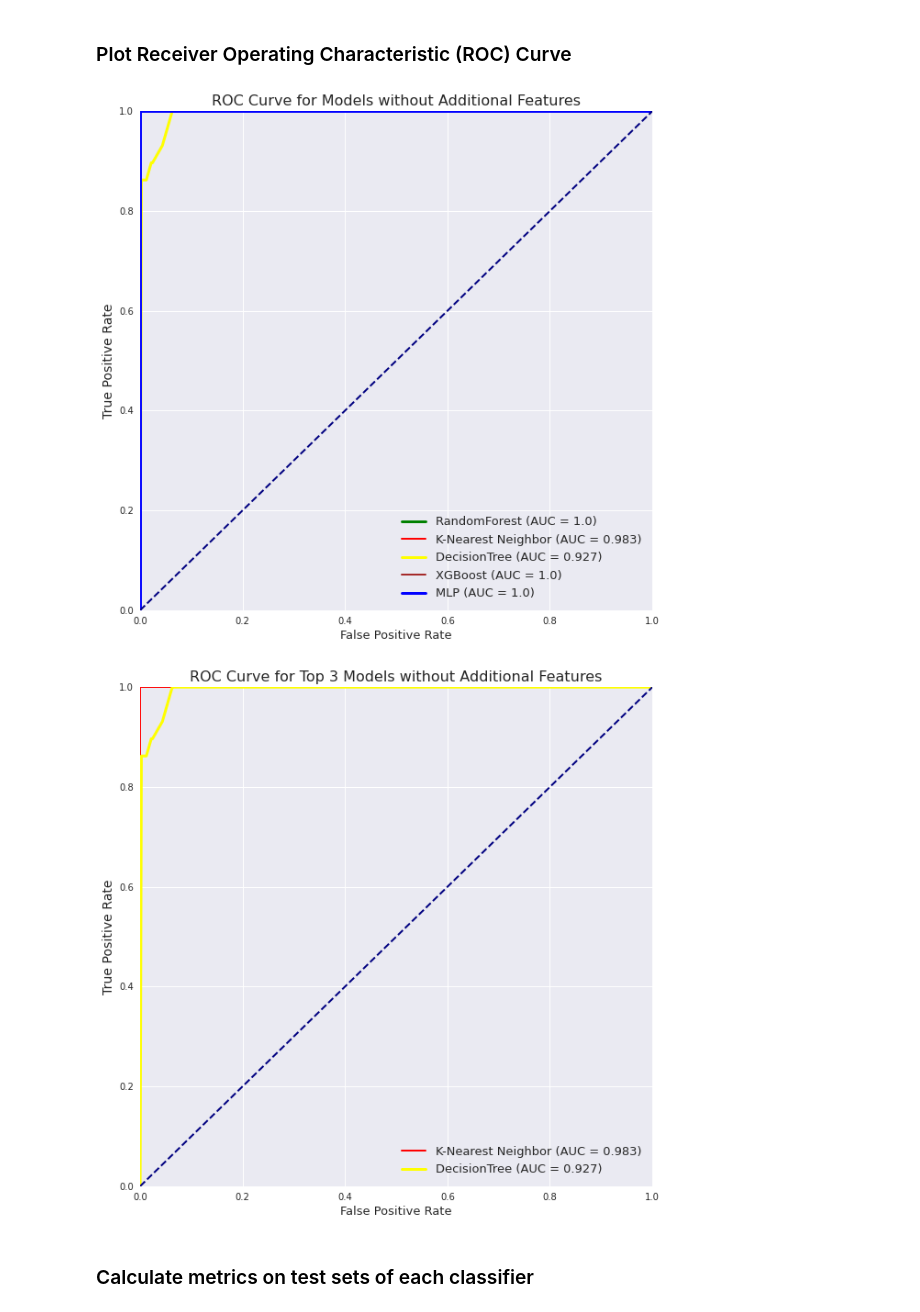
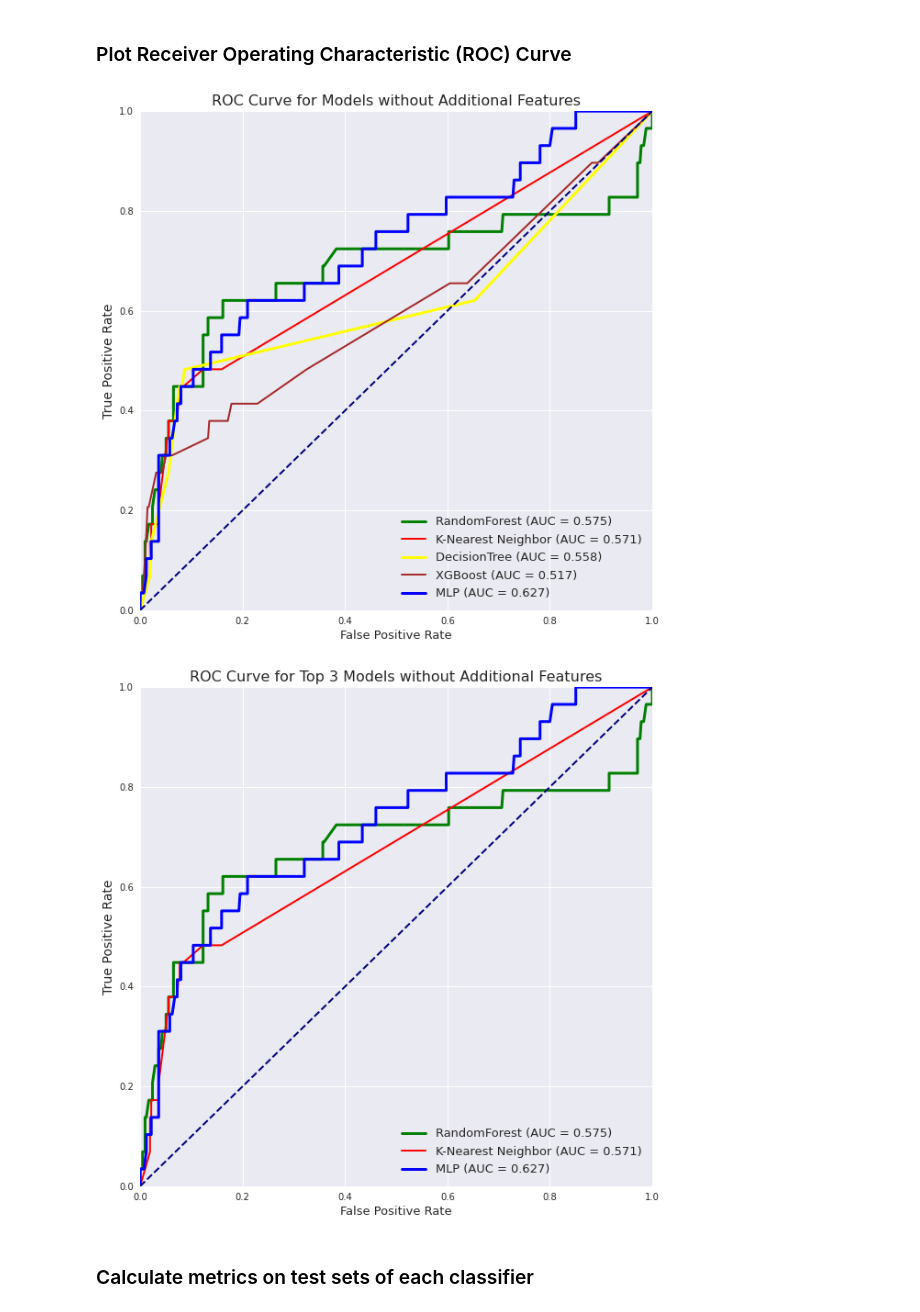
Before and after one commit to linhmai19/capstone_project, a Jupyter notebook: eda_clf_modeling.ipynb, the cells around one changed output. Cells and saved outputs as stored; diff of their text form; code cells hidden in the pictures.

Commit message:
deleted wk on list column from the ori df, redid models for ori df

```diff
--- a/eda_clf_modeling.ipynb
+++ b/eda_clf_modeling.ipynb
@@ -651,7 +651,7 @@ df2.head()
 # Drop unnecessary columns for modeling
 # %%
 df1 = df1.drop(columns=['isbn','date','title'], axis=1).copy()
-df2 = df2.drop(columns=['isbn','date','title'], axis=1).copy()
+df2 = df2.drop(columns=['isbn','date','title', 'weeks_on_list'], axis=1).copy()
 # %% [markdown]
 # Deal with Duplicated Columns in the Datasets
 # %%
@@ -1387,31 +1387,36 @@ plt.title('ROC Curve for Models without Additional Features', fontsize=16)
 plt.legend(loc='lower right', fontsize=13)
 plt.show()
 # %% [output]
-[figure, old version]
+[figure, new version]
 # %%
-# Plot ROC curve again with KNN and Decision Tree
+# Plot ROC curve again with top 3 models
 plt.figure(figsize=(10,10))
+
+y_pred_2 = gs_rfc_2.predict_proba(X_test_2)[:,1]
+fpr, tpr, thresholds = roc_curve(y_test_2, y_pred_2)
+plt.plot(fpr, tpr, color='green',
+         lw=3, label='RandomForest (AUC = {})'.format(round(roc_auc_score(y_test_2, ori_predictions), 3)))
 
 y_pred_2 = gs_knn_2.predict_proba(X_test_2)[:,1]
 fpr, tpr, thresholds = roc_curve(y_test_2, y_pred_2)
 plt.plot(fpr, tpr, color='red',
          lw=2, label='K-Nearest Neighbor (AUC = {})'.format(round(roc_auc_score(y_test_2, ori_predictions2), 3)))
 
-y_pred_2 = gs_dtc_2.predict_proba(X_test_2)[:,1]
+y_pred_2 = gs_mlp_2.predict_proba(X_test_2)[:,1]
 fpr, tpr, thresholds = roc_curve(y_test_2, y_pred_2)
-plt.plot(fpr, tpr, color='yellow',
-         lw=3, label='DecisionTree (AUC = {})'.format(round(roc_auc_score(y_test_2, ori_predictions3), 3)))
+plt.plot(fpr, tpr, color='blue',
+         lw=3, label='MLP (AUC = {})'.format(round(roc_auc_score(y_test_2, ori_predictions5), 3)))
 
 plt.plot([0, 1], [0, 1], color='navy', lw=2, linestyle='--')
 plt.xlim([0.0, 1.0])
 plt.ylim([0.0, 1.0])
 plt.xlabel('False Positive Rate', fontsize=13)
 plt.ylabel('True Positive Rate', fontsize=14)
 plt.title('ROC Curve for Top 3 Models without Additional Features', fontsize=16)
 plt.legend(loc='lower right', fontsize=13)
 plt.show()
 # %% [output]
-[figure, old version]
+[figure, new version]
 # %% [markdown]
 ### Calculate metrics on test sets of each classifier
 # %%
```
Also changed, not shown: parts of 35 cells of this notebook.
